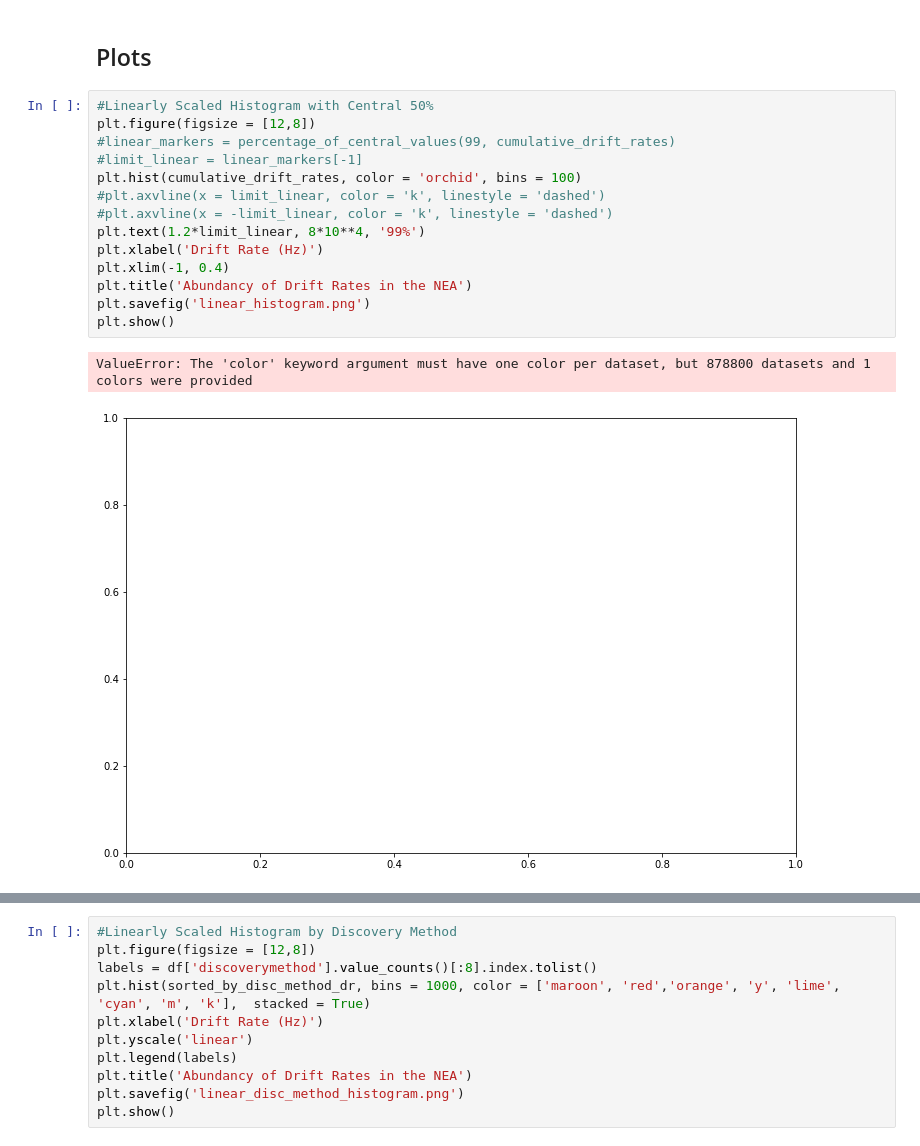
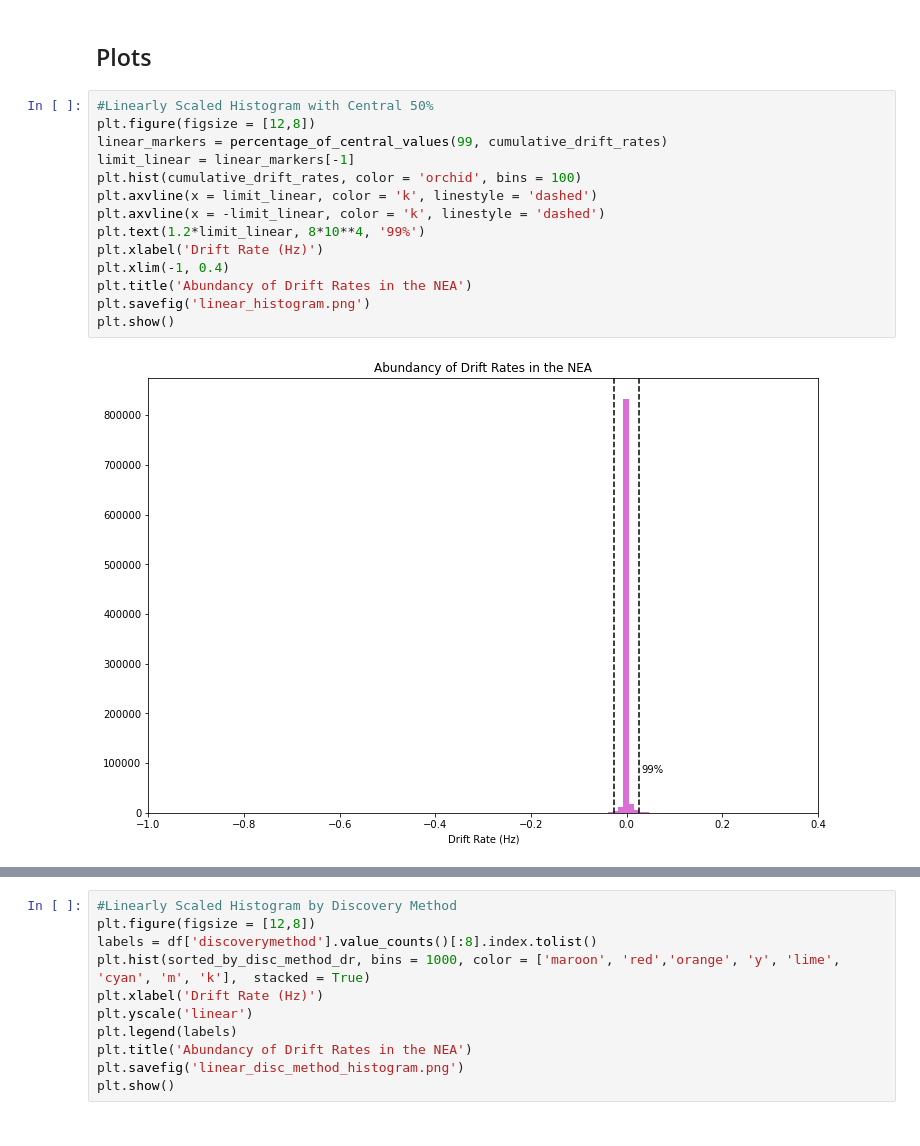
Before and after one commit to bricktoast/Test-Drift-Rates, a Jupyter notebook: Drift_Rates_NEA.ipynb, the cells around one changed output, grey strips where cells are left out. Drawn from its saved outputs; the diff is of its cells as text.

Commit message:
cleaned up the notebook and added plots

```diff
--- a/Drift_Rates_NEA.ipynb
+++ b/Drift_Rates_NEA.ipynb
@@ -253,20 +253,19 @@ sorted_by_disc_method_dr = cat_drift_rates(sort_by_disc_method(df), drift_rates_
 # %%
 #Linearly Scaled Histogram with Central 50%
 plt.figure(figsize = [12,8])
-#linear_markers = percentage_of_central_values(99, cumulative_drift_rates)
-#limit_linear = linear_markers[-1]
+linear_markers = percentage_of_central_values(99, cumulative_drift_rates)
+limit_linear = linear_markers[-1]
 plt.hist(cumulative_drift_rates, color = 'orchid', bins = 100)
-#plt.axvline(x = limit_linear, color = 'k', linestyle = 'dashed')
-#plt.axvline(x = -limit_linear, color = 'k', linestyle = 'dashed')
+plt.axvline(x = limit_linear, color = 'k', linestyle = 'dashed')
+plt.axvline(x = -limit_linear, color = 'k', linestyle = 'dashed')
 plt.text(1.2*limit_linear, 8*10**4, '99%')
 plt.xlabel('Drift Rate (Hz)')
 plt.xlim(-1, 0.4)
 plt.title('Abundancy of Drift Rates in the NEA')
 plt.savefig('linear_histogram.png')
 plt.show()
 # %% [output]
-ValueError: The 'color' keyword argument must have one color per dataset, but 878800 datasets and 1 colors were provided
-[figure, old version]
+[figure, new version]
 # %%
 #Logarithmically Scaled Histogram with Central 99%
 plt.figure(figsize = [12,8])
```
Also changed, not shown: parts of 1 cell of this notebook.
